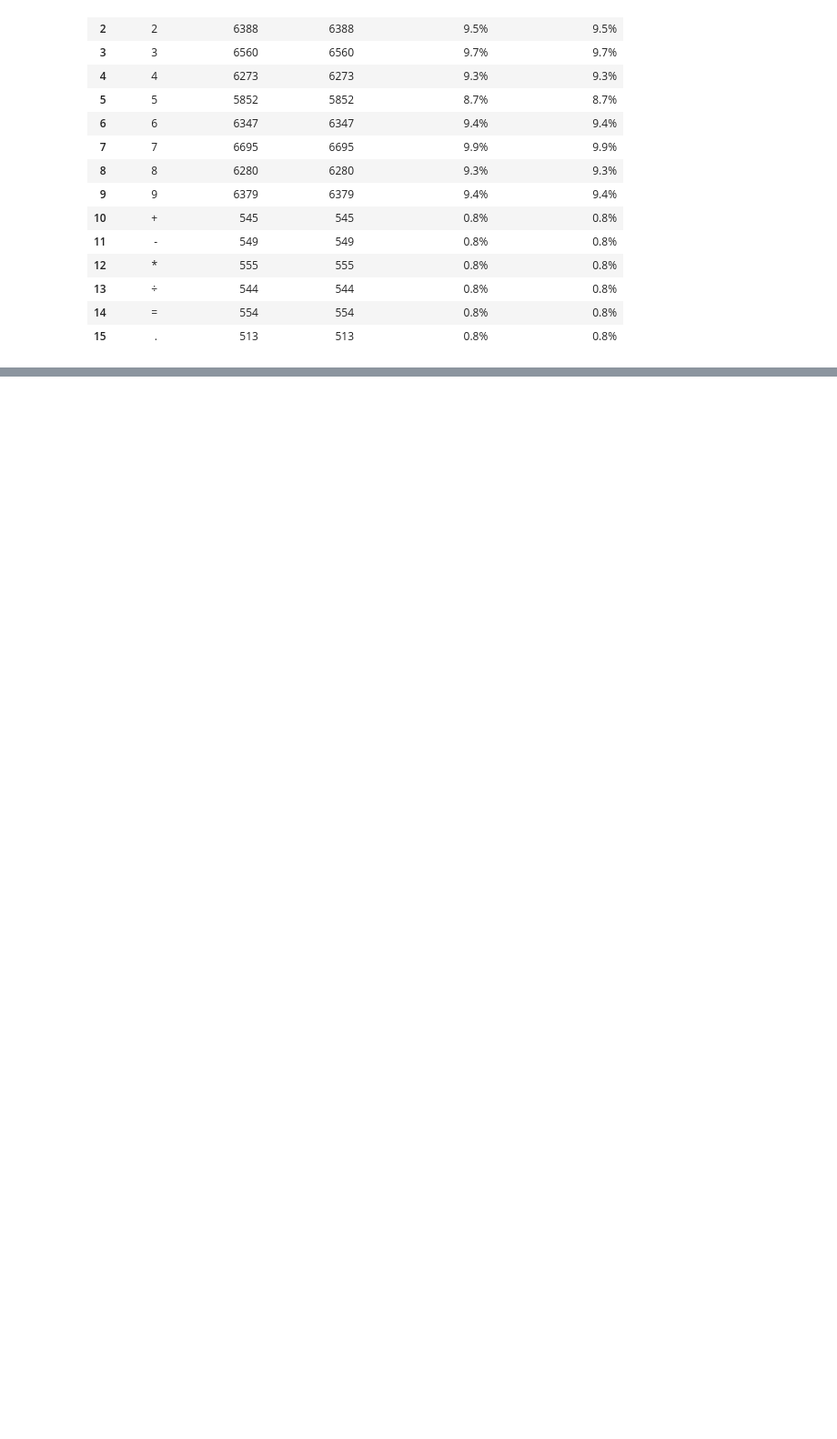
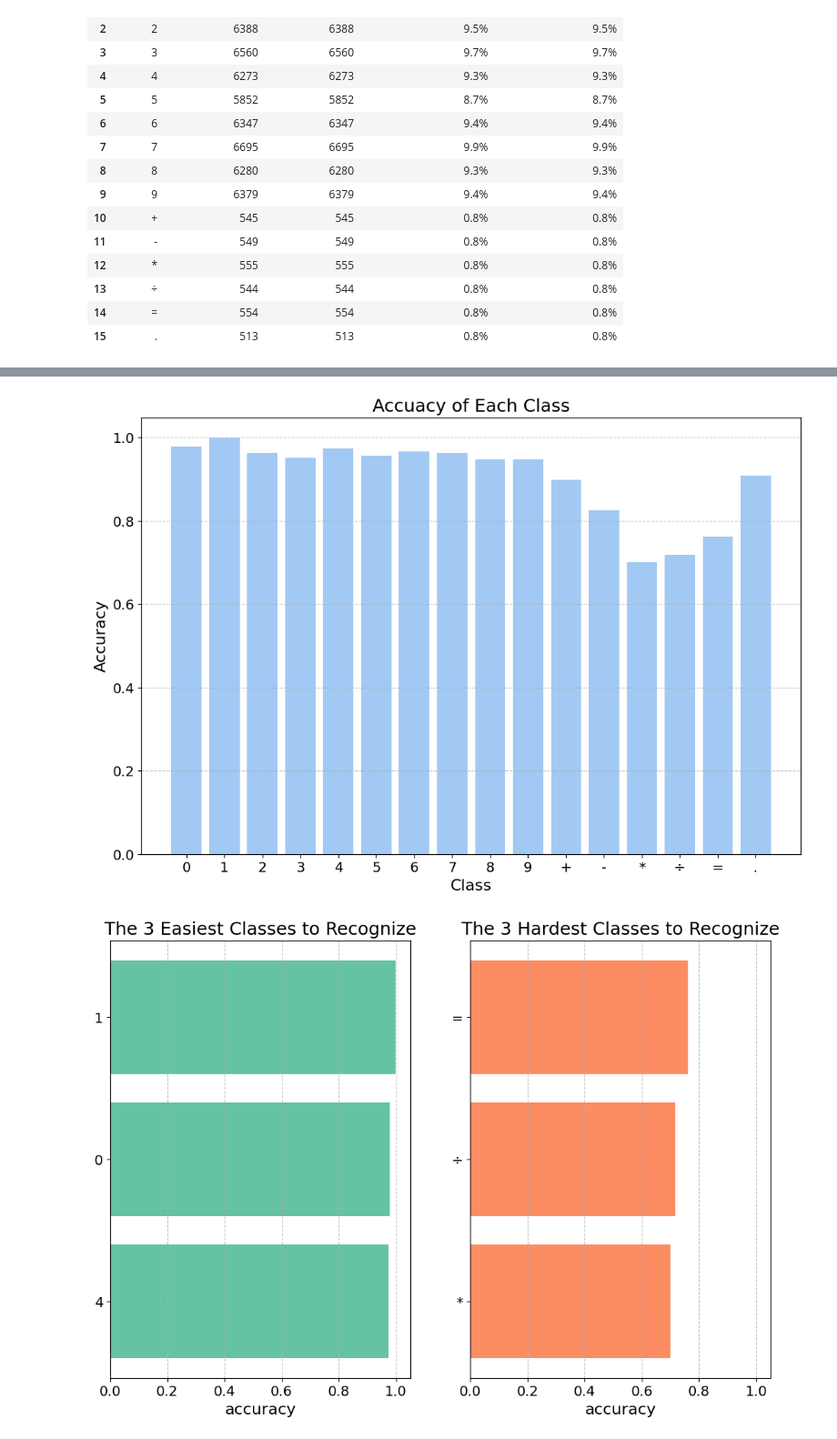
Before and after one commit to cybera1chemist/ECE4513-project, a Jupyter notebook: visualization.ipynb, the cells around one changed output, grey strips where cells are left out. Shown: that part at 91% size. Saved outputs shown, nothing was run; the diff lists cells and outputs as text; code cells hidden in the pictures; blank space fills up the shorter version.

```diff
--- a/visualization.ipynb
+++ b/visualization.ipynb
@@ -98,0 +127,45 @@ Counter({1: 7174,
+# %%
+# Accuracy by classes
+
+class_acc = []
+for i in range(len(class_names)):
+    mask = true_labels==i
+    if mask.sum() > 0:
+        acc = np.mean(pre_labels[mask]==i)
+    else:
+        acc = 0
+    class_acc.append(acc)
+
+# Plot the result
+plt.bar(class_names, class_acc)
+plt.title("Accuacy of Each Class")
+plt.xlabel('Class')
+plt.ylabel('Accuracy')
+plt.grid(axis='y', linestyle='--', alpha=0.7)
+plt.show()
+
+# Sort the accuracy
+sorted_class = sorted(zip(class_names, class_acc), key=lambda x: x[1])
+easiest = sorted_class[-3:]
+hardest = sorted_class[:3]
+
+# Plot easiest
+plt.subplot(1, 2, 1)
+plt.barh([x[0] for x in easiest], [x[1] for x in easiest], color='#66c2a5')
+plt.title('The 3 Easiest Classes to Recognize')
+plt.xlabel('accuracy')
+plt.xlim(0, 1.05)
+plt.grid(axis='x', linestyle='--', alpha=0.8)
+
+# Plot hardest
+plt.subplot(122)
+plt.barh([x[0] for x in hardest], [x[1] for x in hardest], color='#fc8d62')
+plt.title('The 3 Hardest Classes to Recognize')
+plt.xlabel('accuracy')
+plt.xlim(0, 1.05)
+plt.grid(axis='x', linestyle='--', alpha=0.8)
+
+plt.show()
+# %% [output]
+[figure, added]
+[figure, added]
```
Also changed, not shown: parts of 8 cells of this notebook, 4 other files.
